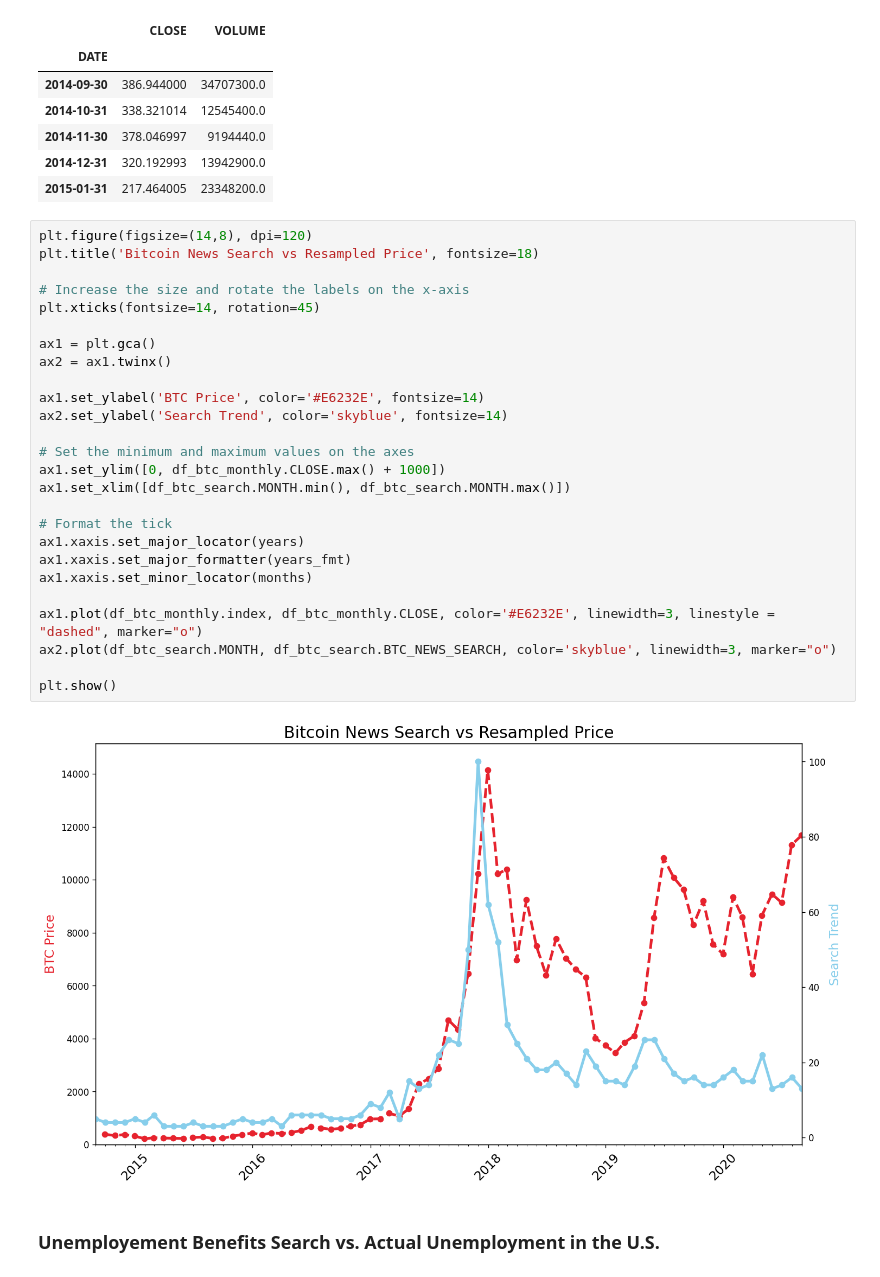
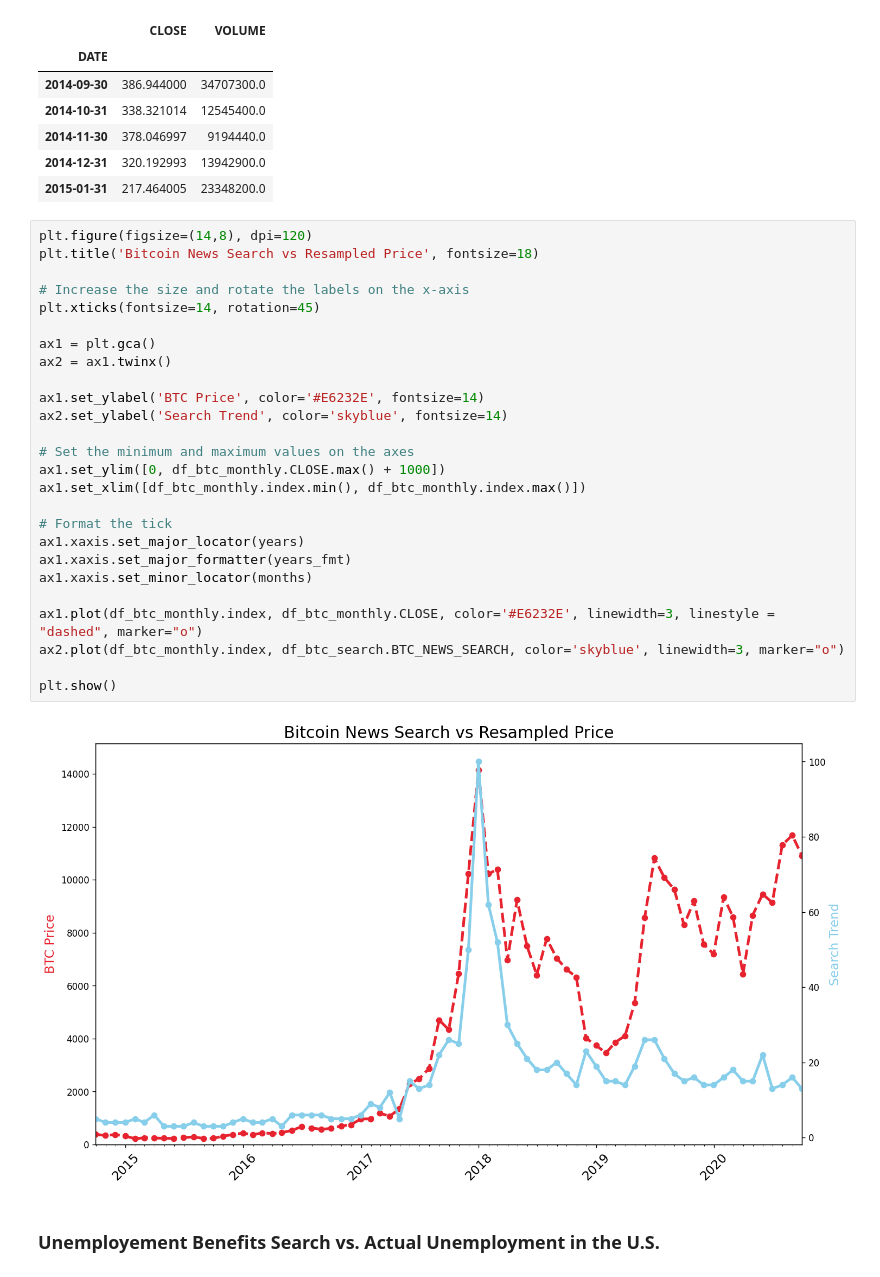
Before and after one commit to shahiddhariwala/google_trends_data_visualisation_and_analysis, a Jupyter notebook: google_trend_data_visualisation.ipynb, the cells around one changed output. Saved outputs shown, nothing was run; the diff lists cells and outputs as text.

```diff
--- a/google_trend_data_visualisation.ipynb
+++ b/google_trend_data_visualisation.ipynb
@@ -358,31 +358,31 @@ df_btc_monthly.head()
 # %%
 plt.figure(figsize=(14,8), dpi=120)
 plt.title('Bitcoin News Search vs Resampled Price', fontsize=18)
 
 # Increase the size and rotate the labels on the x-axis
 plt.xticks(fontsize=14, rotation=45)
 
 ax1 = plt.gca()
 ax2 = ax1.twinx()
 
 ax1.set_ylabel('BTC Price', color='#E6232E', fontsize=14)
 ax2.set_ylabel('Search Trend', color='skyblue', fontsize=14)
 
 # Set the minimum and maximum values on the axes
 ax1.set_ylim([0, df_btc_monthly.CLOSE.max() + 1000])
-ax1.set_xlim([df_btc_search.MONTH.min(), df_btc_search.MONTH.max()])
+ax1.set_xlim([df_btc_monthly.index.min(), df_btc_monthly.index.max()])
 
 # Format the tick
 ax1.xaxis.set_major_locator(years)
 ax1.xaxis.set_major_formatter(years_fmt)
 ax1.xaxis.set_minor_locator(months)
 
 ax1.plot(df_btc_monthly.index, df_btc_monthly.CLOSE, color='#E6232E', linewidth=3, linestyle = "dashed", marker="o")
-ax2.plot(df_btc_search.MONTH, df_btc_search.BTC_NEWS_SEARCH, color='skyblue', linewidth=3, marker="o")
+ax2.plot(df_btc_monthly.index, df_btc_search.BTC_NEWS_SEARCH, color='skyblue', linewidth=3, marker="o")
 
 plt.show()
 # %% [output]
-[figure, old version]
+[figure, new version]
 # %% [markdown]
 ### Unemployement Benefits Search vs. Actual Unemployment in the U.S.
 # %% [markdown]
```
